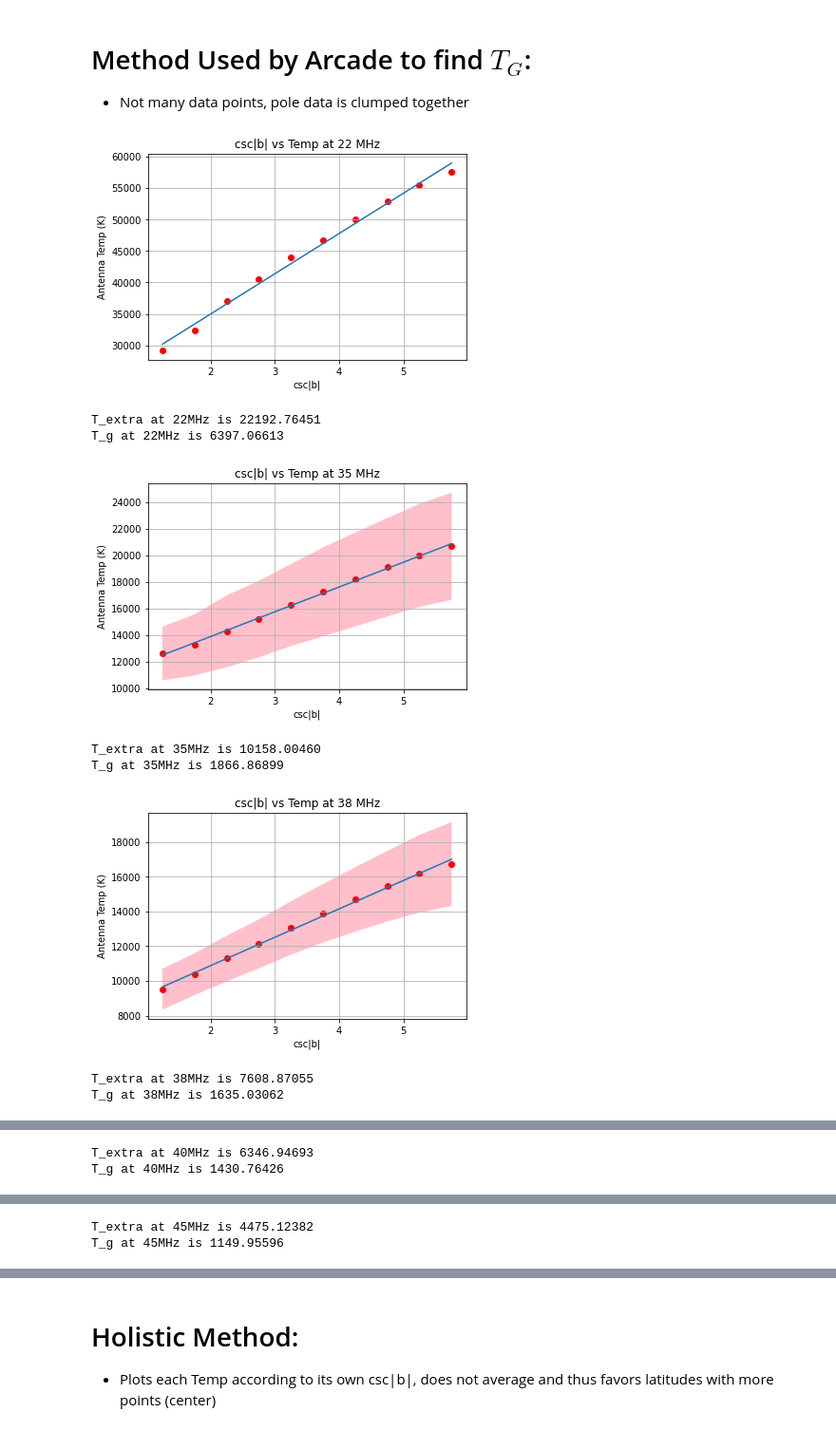
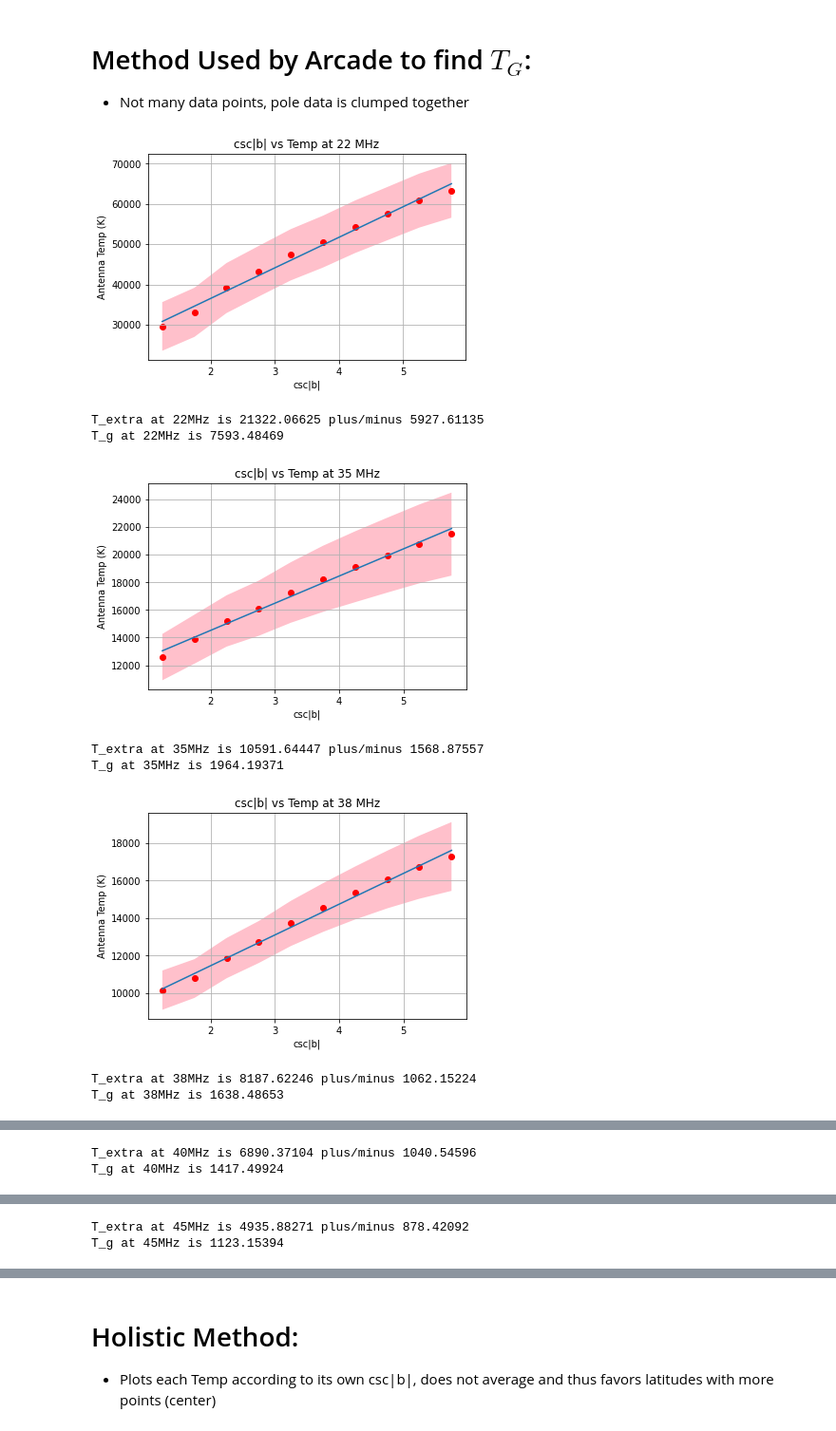
Before and after one commit to Noah-Luch/DM-Radio-Background-Summer-2022, a Jupyter notebook: ACRADE 2 Replica Graphs (1).ipynb, the cells around one changed output, grey strips where cells are left out. Shown: that part at 95% size. Cells and saved outputs as stored; diff of their text form; code cells hidden in the pictures.

```diff
--- a/ACRADE 2 Replica Graphs (1).ipynb
+++ b/ACRADE 2 Replica Graphs (1).ipynb
@@ -64,44 +64,45 @@ See pg 2 as to why we dont include vvv\
 "ARCADE Files/arc2_88200_v19.fits",88200,"G",True\
 "ARCADE Files/arc2_89800_v19.fits",89800,"G",True\
 # %%
-files=[["lambda_DRAO_22MHz_1_256.fits",22,"G",False,None],
+files=[["lambda_DRAO_22MHz_1_256.fits",22,"G",False,[3000,5,5000]],
        ["LWA Files/healpix-all-sky-rav-wsclean-map-35.fits",35,"C",False,"LWA Uncertainties/healpix-all-sky-rav-wsclean-err-35.fits"],
        ["LWA Files/healpix-all-sky-rav-wsclean-map-38.fits",38,"C",False,"LWA Uncertainties/healpix-all-sky-rav-wsclean-err-38.fits"],
        ["LWA Files/healpix-all-sky-rav-wsclean-map-40.fits",40,"C",False,"LWA Uncertainties/healpix-all-sky-rav-wsclean-err-40.fits"],
        ["LWA Files/healpix-all-sky-rav-wsclean-map-45.fits",45,"C",False,"LWA Uncertainties/healpix-all-sky-rav-wsclean-err-45.fits"],
-       ["MAIPU_MU_1_64.fits",45,"G",False,None],
+       ["MAIPU_MU_1_64.fits",45,"G",False,[300,10,0]],
        ["LWA Files/healpix-all-sky-rav-wsclean-map-50.fits",50,"C",False,"LWA Uncertainties/healpix-all-sky-rav-wsclean-err-50.fits"],
        ["LWA Files/healpix-all-sky-rav-wsclean-map-60.fits",60,"C",False,"LWA Uncertainties/healpix-all-sky-rav-wsclean-err-60.fits"],
        ["LWA Files/healpix-all-sky-rav-wsclean-map-70.fits",70,"C",False,"LWA Uncertainties/healpix-all-sky-rav-wsclean-err-70.fits"],
        ["LWA Files/healpix-all-sky-rav-wsclean-map-74.fits",74,"C",False,"LWA Uncertainties/healpix-all-sky-rav-wsclean-err-74.fits"],
        ["LWA Files/healpix-all-sky-rav-wsclean-map-80.fits",80,"C",False,"LWA Uncertainties/healpix-all-sky-rav-wsclean-err-80.fits"],
-       ["haslam408_dsds_Remazeilles2014.fits",408,"G",False,None],
-       ["Dwingeloo_Kelvins_1_256.fits",820,"G",False,None],
-       ["STOCKERT+VILLA-ELISA_1420MHz_1_256.fits",1420,"G",False,None],
-       ["lambda_23de_hea.fits",2326,"C",False,None],
-       ["ARCADE Files/arc2_3150_v19.fits",3150,"G",True,None],
-       ["ARCADE Files/arc2_3410_v19.fits",3410,"G",True,None],
-       #["ARCADE Files/arc2_7970_v19.fits",7970,"G",True,None],
-       ["ARCADE Files/arc2_8330_v19.fits",8330,"G",True,None],
-       ["ARCADE Files/arc2_9720_v19.fits",9720,"G",True,None],
-       ["ARCADE Files/arc2_10490_v19.fits",10490,"G",True,None],
-       #["ARCADE Files/arc2_29500_v19.fits",29500,"G",True,None],
-       #["ARCADE Files/arc2_31000_v19.fits",31000,"G",True,None],
-       #["ARCADE Files/arc2_88200_v19.fits",88200,"G",True,None],
-       #["ARCADE Files/arc2_89800_v19.fits",89800,"G",True,None]
+       ["haslam408_dsds_Remazeilles2014.fits",408,"G",False,[1.2,10,3]],
+       ["Dwingeloo_Kelvins_1_256.fits",820,"G",False,[0.5,6,0.6]],
+       ["STOCKERT+VILLA-ELISA_1420MHz_1_256.fits",1420,"G",False,[0.017,5,0.5]],
+       ["lambda_23de_hea.fits",2326,"C",False,[0.03,5,0.08]],
+       ["ARCADE Files/arc2_3150_v19.fits",3150,"G",True,[0.009,0,0]],
+       ["ARCADE Files/arc2_3410_v19.fits",3410,"G",True,[0.0076,0,0]],
+       #["ARCADE Files/arc2_7970_v19.fits",7970,"G",True,[0.014,0,0]],
+       ["ARCADE Files/arc2_8330_v19.fits",8330,"G",True,[0.016,0,0]],
+       ["ARCADE Files/arc2_9720_v19.fits",9720,"G",True,[0.0059,0,0]],
+       ["ARCADE Files/arc2_10490_v19.fits",10490,"G",True,[0.0059,0,0]],
+       #["ARCADE Files/arc2_29500_v19.fits",29500,"G",True,[0.155,0,0]],
+       #["ARCADE Files/arc2_31000_v19.fits",31000,"G",True,[0.076,0,0]],
+       #["ARCADE Files/arc2_88200_v19.fits",88200,"G",True,[0.038,0,0]],
+       #["ARCADE Files/arc2_89800_v19.fits",89800,"G",True,[0.022,0,0]]
       ]
 
 # files[i][0]=file name
 # files[i][1]=Mhz
 # files[i][2]=coords
 # files[i][3]=In thermal temp?
-# files[i][4]=Uncertainty map, if there is one (WIP)
+# files[i][4]=Uncertainty map, or [rms, calibration error, zero-level]
 # %%
 def convert_to_TA(array,freq): #This function converts thermal temp to antenna temp using the standard TA=T*x/(e^x-1) formula
     for x in range(len(array)):
-        if not array[x]<=0 or array[x]==np.inf:
+        if not array[x]<=0 and not array[x]==np.inf:
             IGL=(6.62607015*(10**(-34))*freq*10**6)/(1.380649*(10**(-23))*array[x])
             array[x]=(IGL/(np.exp(IGL)-1))*array[x]
+    return array
 # %%
 def convert_to_TT(temp_array,freq_array): #This function does the opposite, and converts to thermal temp
     TT_list=[]
@@ -215,19 +228,20 @@ def cscb_Temp_fit_ARCADE(file,region):
     freq_ARCADE.append(file[1])
     Temp_ARCADE.append(T_g)
 # %%
-c_array_ARCADE=[]
+c_ARCADE=[]
 freq_ARCADE=[]
 Temp_ARCADE=[]
-Region="All"
+c_unc_ARCADE=[]
+Region="North"
 for file in files:
-    cscb_Temp_fit_ARCADE(file,Region)
+    cscb_Temp_fit_ARCADE(file,Region,True)
 # %% [output]
-[figure, old version]
+[figure, new version]
-T_extra at 22MHz is 22192.76451
-T_g at 22MHz is 6397.06613
+T_extra at 22MHz is 21322.06625 plus/minus 5927.61135
+T_g at 22MHz is 7593.48469
-[figure, old version]
+[figure, new version]
-T_extra at 35MHz is 10158.00460
-T_g at 35MHz is 1866.86899
+T_extra at 35MHz is 10591.64447 plus/minus 1568.87557
+T_g at 35MHz is 1964.19371
-[figure, old version]
+[figure, new version]
-T_extra at 38MHz is 7608.87055
-T_g at 38MHz is 1635.03062
+T_extra at 38MHz is 8187.62246 plus/minus 1062.15224
+T_g at 38MHz is 1638.48653
@@ -235,2 +249,2 @@ T_g at 38MHz is 1635.03062
-T_extra at 40MHz is 6346.94693
-T_g at 40MHz is 1430.76426
+T_extra at 40MHz is 6890.37104 plus/minus 1040.54596
+T_g at 40MHz is 1417.49924
@@ -238,2 +252,2 @@ T_g at 40MHz is 1430.76426
-T_extra at 45MHz is 4475.12382
-T_g at 45MHz is 1149.95596
+T_extra at 45MHz is 4935.88271 plus/minus 878.42092
+T_g at 45MHz is 1123.15394
```
Also changed, not shown: parts of 22 cells of this notebook.
